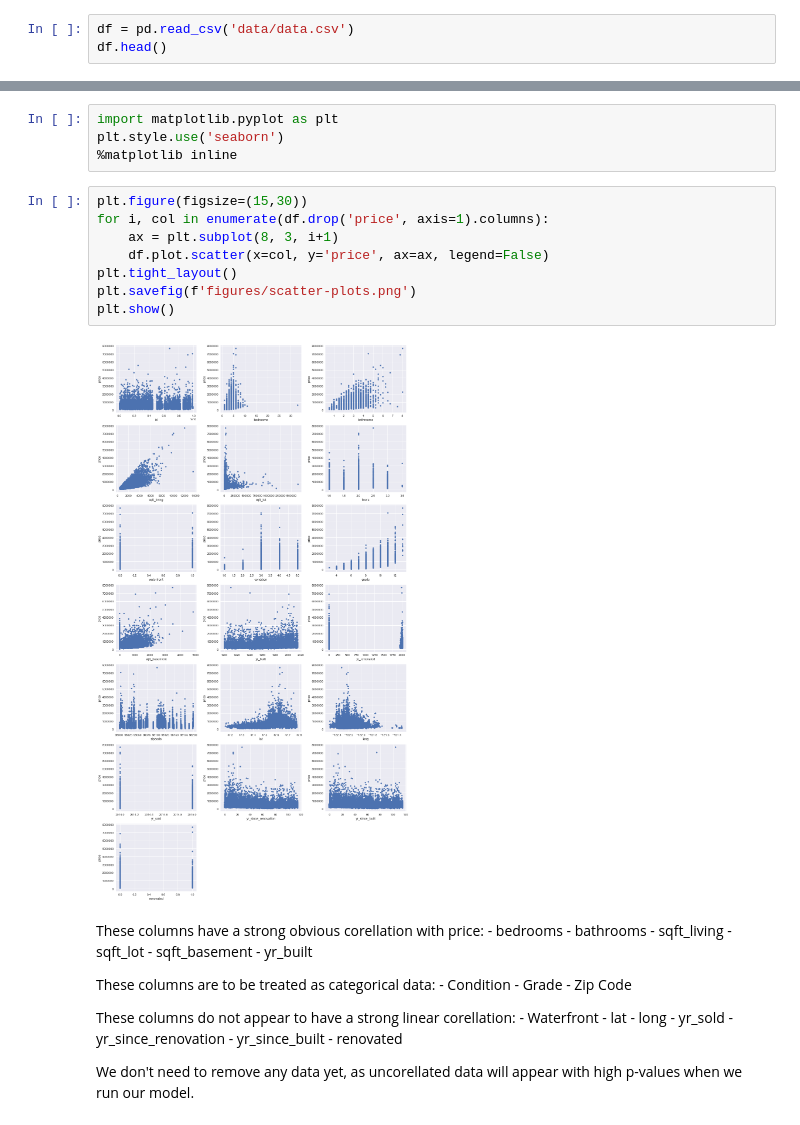
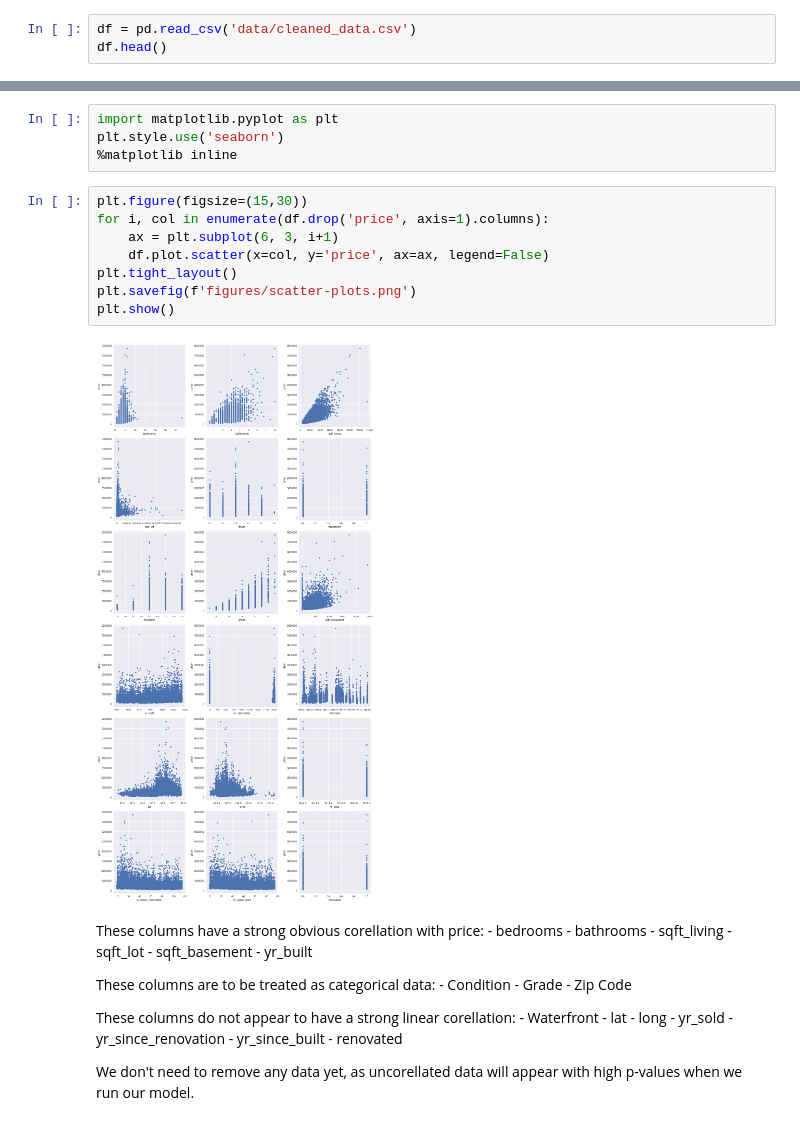
Before and after one commit to MullerAC/king-county-house-sales, a Jupyter notebook: 2-exploratory-data-analysis.ipynb, the cells around one changed output, grey strips where cells are left out. Saved outputs shown, nothing was run; the diff lists cells and outputs as text.

Commit message:
cleaned notebooks 1-4, saved model metrics plots

```diff
--- a/2-exploratory-data-analysis.ipynb
+++ b/2-exploratory-data-analysis.ipynb
@@ -5,6 +5,6 @@ In order to prepare for our modeling, we will check which features are corolated
 # %%
 import pandas as pd
 # %%
-df = pd.read_csv('data/data.csv')
+df = pd.read_csv('data/cleaned_data.csv')
 df.head()
 # %% [output]
@@ -37,13 +37,13 @@ plt.style.use('seaborn')
 # %%
 plt.figure(figsize=(15,30))
 for i, col in enumerate(df.drop('price', axis=1).columns):
-    ax = plt.subplot(8, 3, i+1)
+    ax = plt.subplot(6, 3, i+1)
     df.plot.scatter(x=col, y='price', ax=ax, legend=False)
 plt.tight_layout()
 plt.savefig(f'figures/scatter-plots.png')
 plt.show()
 # %% [output]
-[figure, old version]
+[figure, new version]
 # %% [markdown]
 These columns have a strong obvious corellation with price:
     - bedrooms
```
Also changed, not shown: parts of 11 cells of this notebook, 15 other files.
